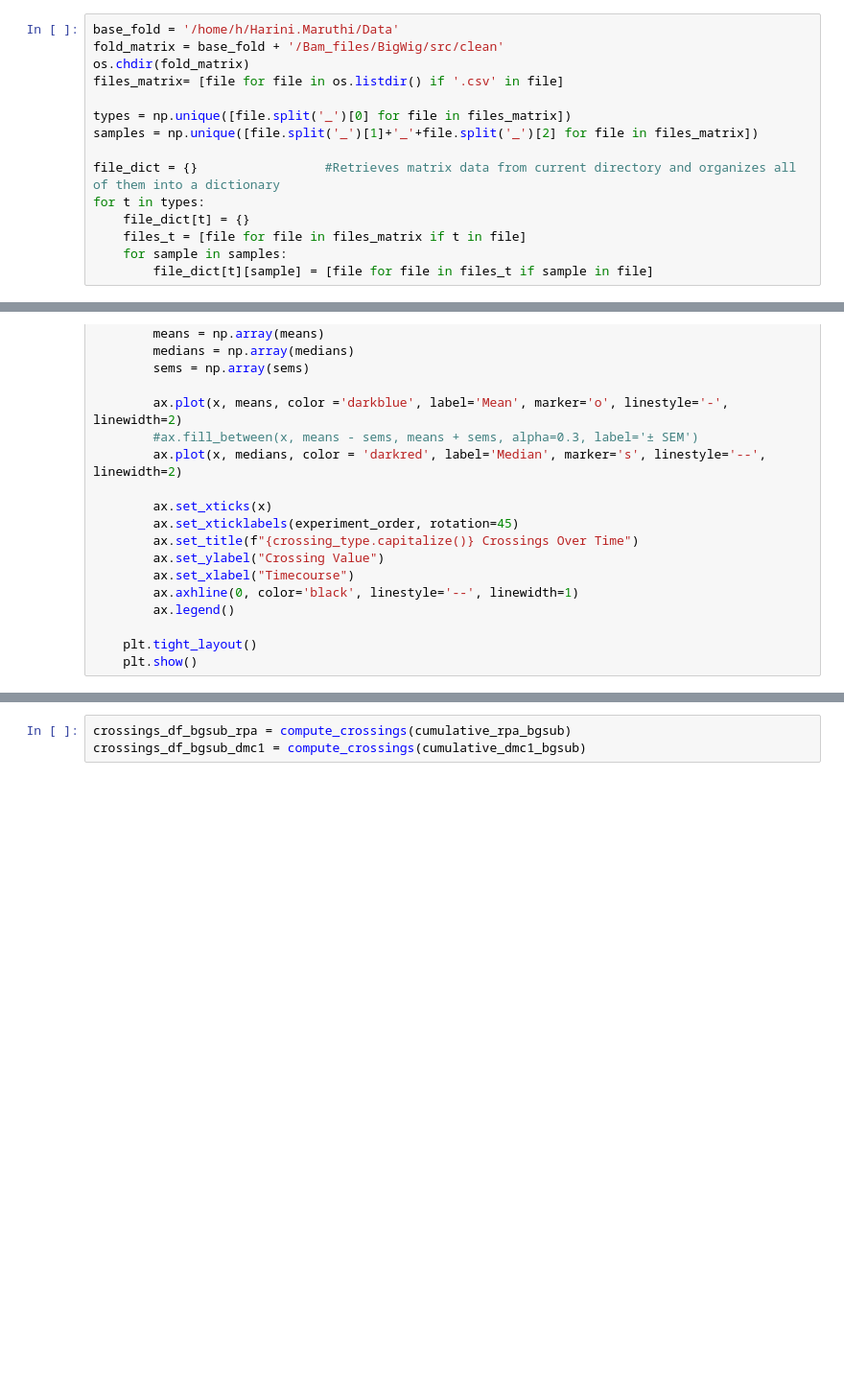
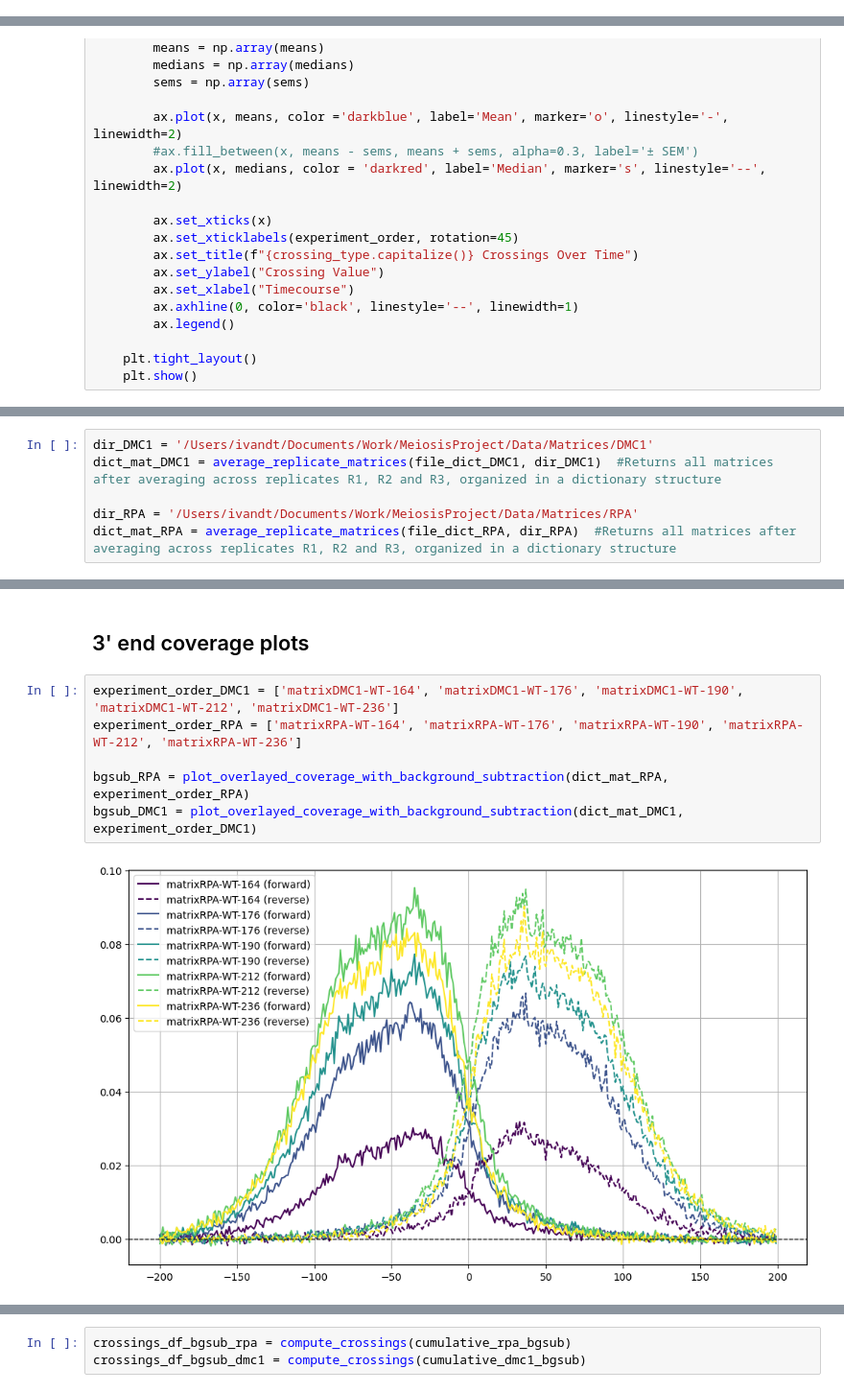
Before and after one commit to IvanDiTerlizzi/MeiosisProject, a Jupyter notebook: Analysis_Cleaned_Final.ipynb, the cells around one changed output, grey strips where cells are left out. Shown at 96% size. Drawn from its saved outputs; the diff is of its cells as text; blank space fills up the shorter version.

```diff
--- a/Analysis_Cleaned_Final.ipynb
+++ b/Analysis_Cleaned_Final.ipynb
@@ -2,18 +4,3 @@
 import os
 import pandas as pd
 import numpy as np
-# %%
-base_fold = '/home/h/Harini.Maruthi/Data'
-fold_matrix = base_fold + '/Bam_files/BigWig/src/clean'
-os.chdir(fold_matrix)
-files_matrix= [file for file in os.listdir() if '.csv' in file]
-
-types = np.unique([file.split('_')[0] for file in files_matrix])
-samples = np.unique([file.split('_')[1]+'_'+file.split('_')[2] for file in files_matrix])
-
-file_dict = {}                 #Retrieves matrix data from current directory and organizes all of them into a dictionary
-for t in types:
-    file_dict[t] = {}
-    files_t = [file for file in files_matrix if t in file]
-    for sample in samples:
-        file_dict[t][sample] = [file for file in files_t if sample in file]
@@ -610,0 +650,6 @@ plot_overlayed_cumulative(cumulative_dmc1_bgsub, experiment_order_dmc1)
+# %%
+dir_DMC1 = '/Users/ivandt/Documents/Work/MeiosisProject/Data/Matrices/DMC1'
+dict_mat_DMC1 = average_replicate_matrices(file_dict_DMC1, dir_DMC1)  #Returns all matrices after averaging across replicates R1, R2 and R3, organized in a dictionary structure
+
+dir_RPA = '/Users/ivandt/Documents/Work/MeiosisProject/Data/Matrices/RPA'
+dict_mat_RPA = average_replicate_matrices(file_dict_RPA, dir_RPA)  #Returns all matrices after averaging across replicates R1, R2 and R3, organized in a dictionary structure
@@ -610,0 +667,10 @@ plot_overlayed_cumulative(cumulative_dmc1_bgsub, experiment_order_dmc1)
+# %% [markdown]
+## 3' end coverage plots
+# %%
+experiment_order_DMC1 = ['matrixDMC1-WT-164', 'matrixDMC1-WT-176', 'matrixDMC1-WT-190', 'matrixDMC1-WT-212', 'matrixDMC1-WT-236']
+experiment_order_RPA = ['matrixRPA-WT-164', 'matrixRPA-WT-176', 'matrixRPA-WT-190', 'matrixRPA-WT-212', 'matrixRPA-WT-236']
+
+bgsub_RPA = plot_overlayed_coverage_with_background_subtraction(dict_mat_RPA, experiment_order_RPA)
+bgsub_DMC1 = plot_overlayed_coverage_with_background_subtraction(dict_mat_DMC1, experiment_order_DMC1)
+# %% [output]
+[figure, added]
```
Also changed, not shown: parts of 52 cells of this notebook, 47 other files.
